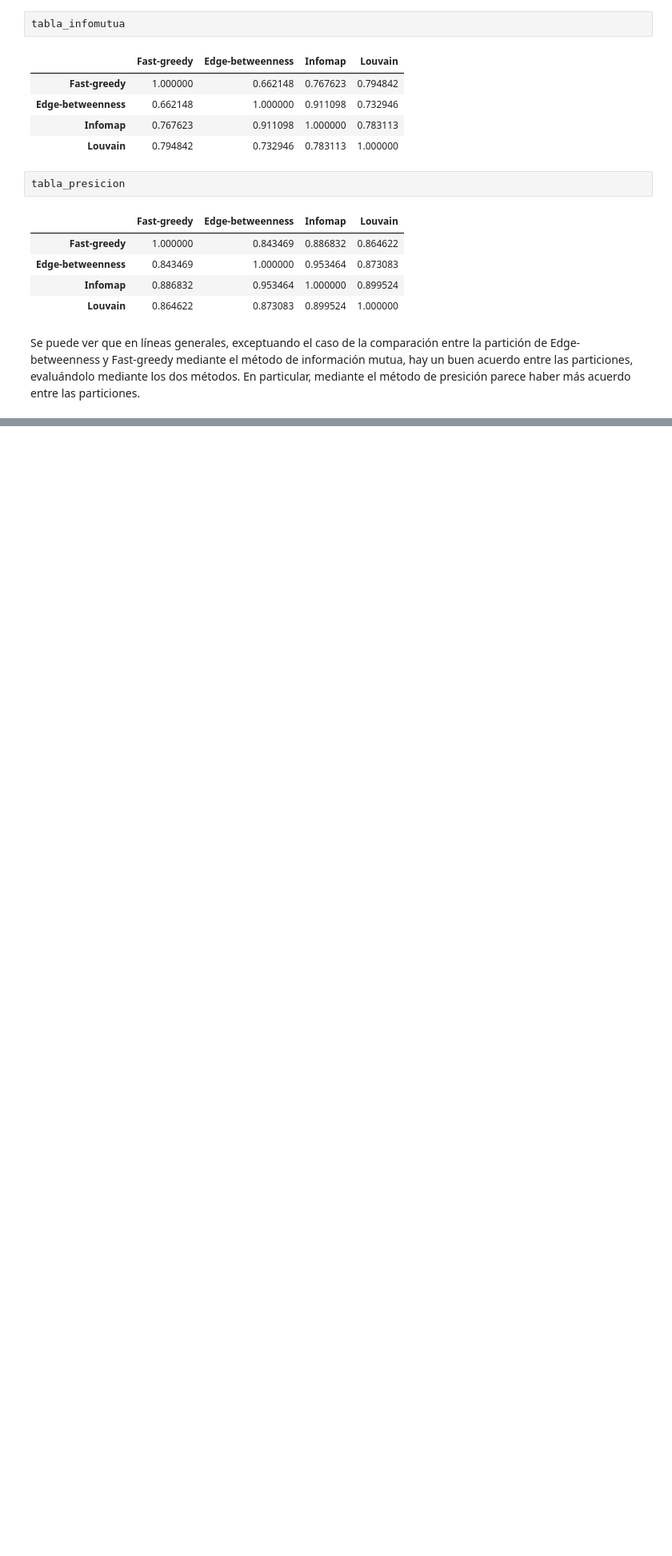
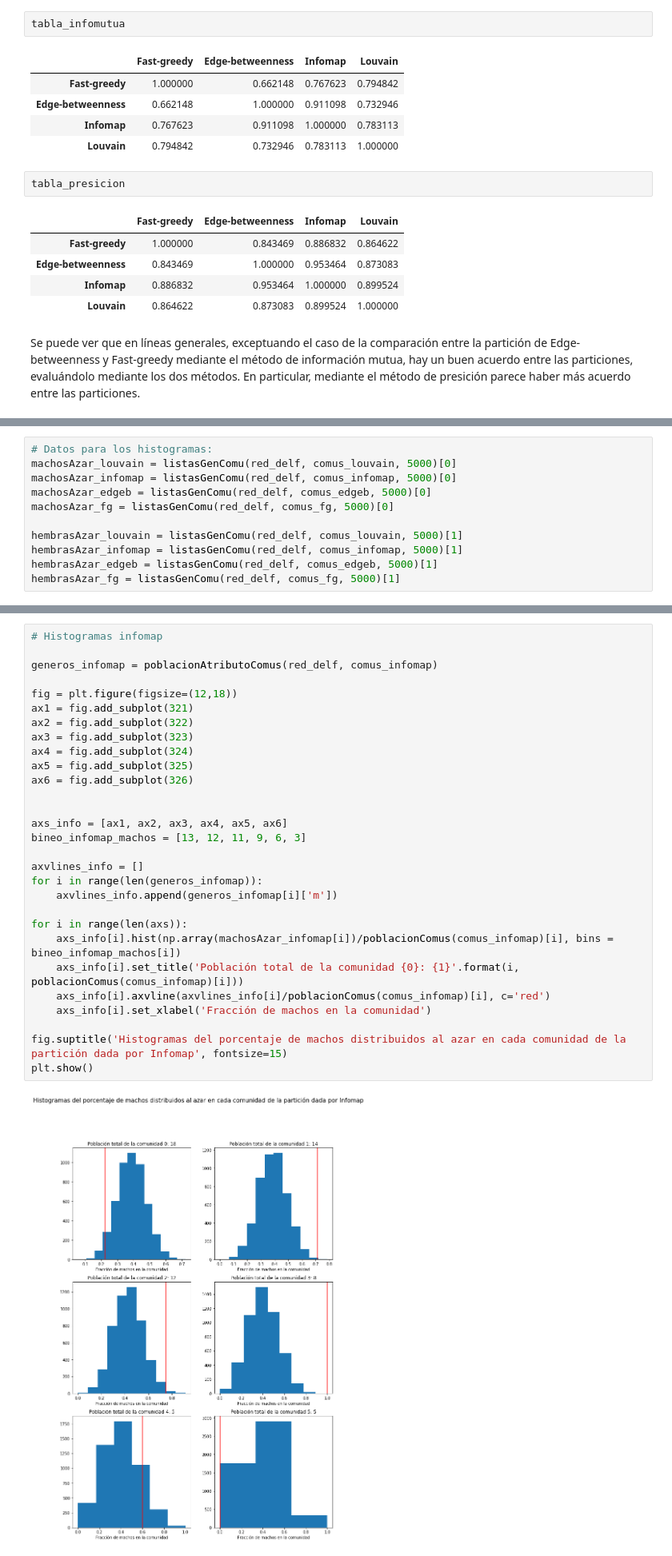
Before and after one commit to MarianoNicolini17/TP3, a Jupyter notebook: tp3_main.ipynb, the cells around one changed output, grey strips where cells are left out. Shown at 80% size. Drawn from its saved outputs; the diff is of its cells as text; blank space fills up the shorter version.

```diff
--- a/tp3_main.ipynb
+++ b/tp3_main.ipynb
@@ -573,0 +702,11 @@ Se puede ver que en líneas generales, exceptuando el caso de la comparación en
+# %%
+# Datos para los histogramas:
+machosAzar_louvain = listasGenComu(red_delf, comus_louvain, 5000)[0]
+machosAzar_infomap = listasGenComu(red_delf, comus_infomap, 5000)[0]
+machosAzar_edgeb = listasGenComu(red_delf, comus_edgeb, 5000)[0]
+machosAzar_fg = listasGenComu(red_delf, comus_fg, 5000)[0]
+
+hembrasAzar_louvain = listasGenComu(red_delf, comus_louvain, 5000)[1]
+hembrasAzar_infomap = listasGenComu(red_delf, comus_infomap, 5000)[1]
+hembrasAzar_edgeb = listasGenComu(red_delf, comus_edgeb, 5000)[1]
+hembrasAzar_fg = listasGenComu(red_delf, comus_fg, 5000)[1]
@@ -573,0 +717,31 @@ Se puede ver que en líneas generales, exceptuando el caso de la comparación en
+# %%
+# Histogramas infomap
+
+generos_infomap = poblacionAtributoComus(red_delf, comus_infomap)
+
+fig = plt.figure(figsize=(12,18))
+ax1 = fig.add_subplot(321)
+ax2 = fig.add_subplot(322)
+ax3 = fig.add_subplot(323)
+ax4 = fig.add_subplot(324)
+ax5 = fig.add_subplot(325)
+ax6 = fig.add_subplot(326)
+
+
+axs_info = [ax1, ax2, ax3, ax4, ax5, ax6]
+bineo_infomap_machos = [13, 12, 11, 9, 6, 3]
+
+axvlines_info = []
+for i in range(len(generos_infomap)):
+    axvlines_info.append(generos_infomap[i]['m'])
+
+for i in range(len(axs)):
+    axs_info[i].hist(np.array(machosAzar_infomap[i])/poblacionComus(comus_infomap)[i], bins = bineo_infomap_machos[i])
+    axs_info[i].set_title('Población total de la comunidad {0}: {1}'.format(i, poblacionComus(comus_infomap)[i]))
+    axs_info[i].axvline(axvlines_info[i]/poblacionComus(comus_infomap)[i], c='red')
+    axs_info[i].set_xlabel('Fracción de machos en la comunidad')
+
+fig.suptitle('Histogramas del porcentaje de machos distribuidos al azar en cada comunidad de la partición dada por Infomap', fontsize=15)
+plt.show()
+# %% [output]
+[figure, added]
```
Also changed, not shown: parts of 35 cells of this notebook, 1 other file.
